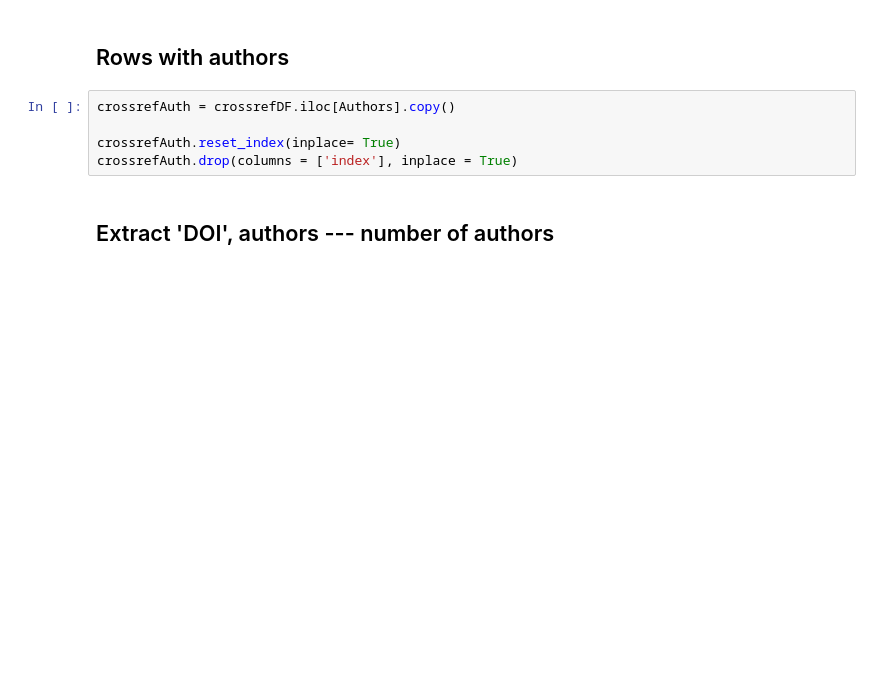
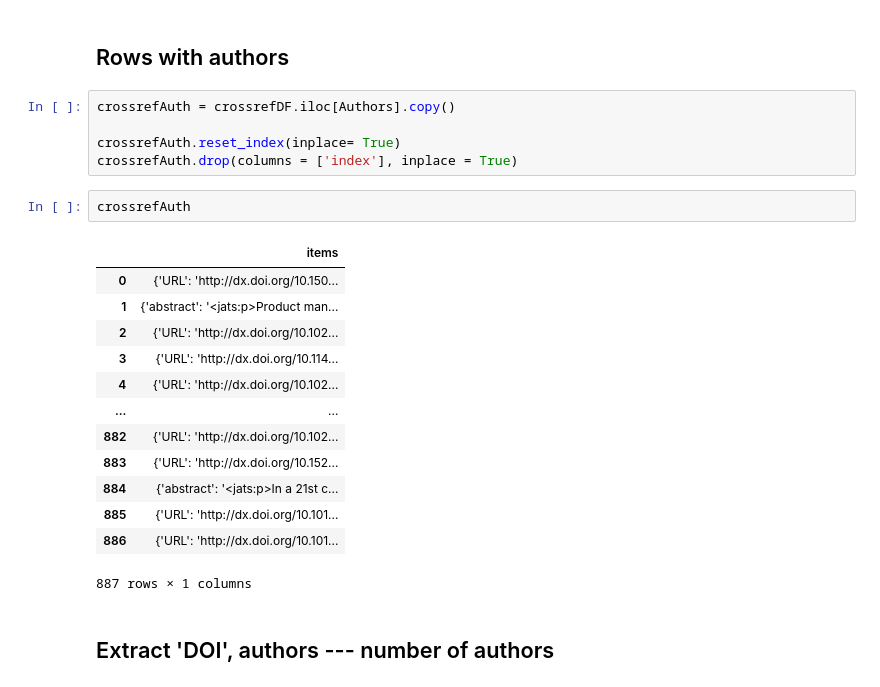
Before and after one commit to mkallipo/affiliation-matching, a Jupyter notebook: matching.ipynb, the cells around one changed output. Drawn from its saved outputs; the diff is of its cells as text; blank space fills up the shorter version.

```diff
--- a/matching.ipynb
+++ b/matching.ipynb
@@ -41,6 +37,22 @@ crossrefAuth = crossrefDF.iloc[Authors].copy()
 
 crossrefAuth.reset_index(inplace= True)
 crossrefAuth.drop(columns = ['index'], inplace = True)
+# %%
+crossrefAuth
+# %% [output]
+|  | items |
+| 0 | {'URL': 'http://dx.doi.org/10.150... |
+| 1 | {'abstract': '<jats:p>Product man... |
+| 2 | {'URL': 'http://dx.doi.org/10.102... |
+| 3 | {'URL': 'http://dx.doi.org/10.114... |
+| 4 | {'URL': 'http://dx.doi.org/10.102... |
+| ... | ... |
+| 882 | {'URL': 'http://dx.doi.org/10.102... |
+| 883 | {'URL': 'http://dx.doi.org/10.152... |
+| 884 | {'abstract': '<jats:p>In a 21st c... |
+| 885 | {'URL': 'http://dx.doi.org/10.101... |
+| 886 | {'URL': 'http://dx.doi.org/10.101... |
+887 rows × 1 columns
 # %% [markdown]
 ## Extract 'DOI', authors --- number of authors
 # %%
```
Also changed, not shown: parts of 106 cells of this notebook.
